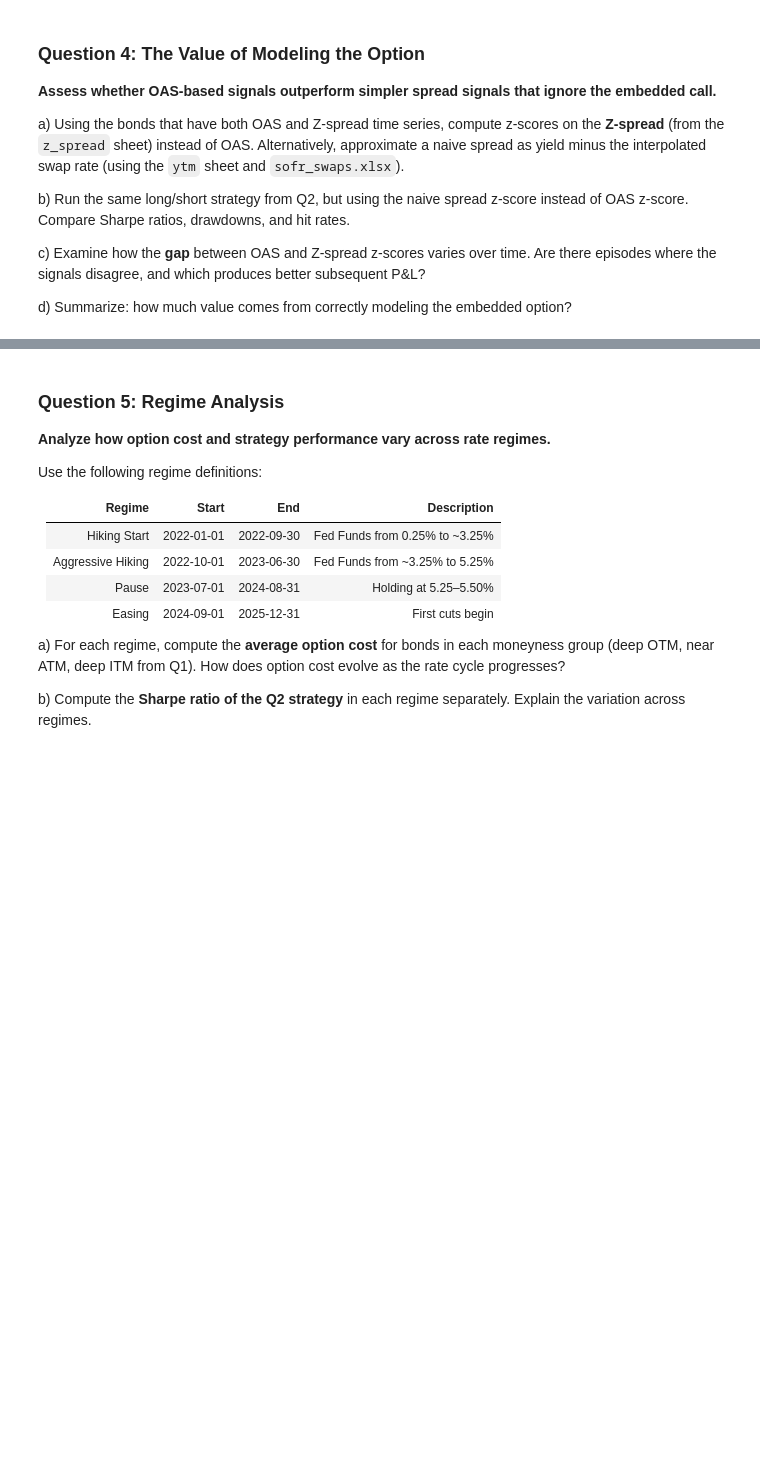
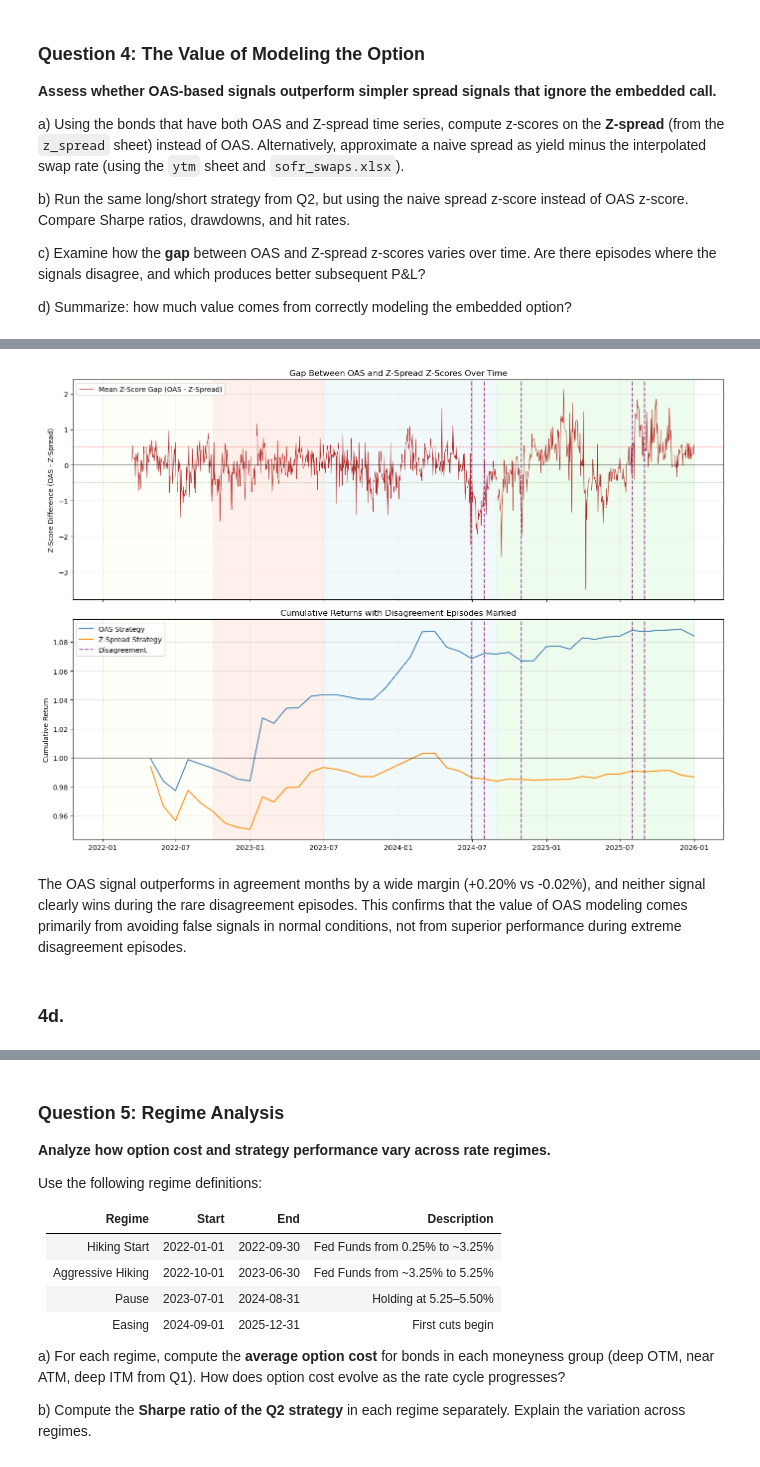
Before and after one commit to luciemartin8/FI_Deriv_FinalProject_B8, a Jupyter notebook: LucieWork/P.6.CallableAgencyBondOASStrategy.ipynb, the cells around one changed output, grey strips where cells are left out. Drawn from its saved outputs; the diff is of its cells as text; code cells hidden in the pictures; blank space fills up the shorter version.

```diff
--- a/LucieWork/P.6.CallableAgencyBondOASStrategy.ipynb
+++ b/LucieWork/P.6.CallableAgencyBondOASStrategy.ipynb
@@ -1225,0 +1748,50 @@ d) Summarize: how much value comes from correctly modeling the embedded option?
+# %%
+fig, axes = plt.subplots(2, 1, figsize=(14, 10), sharex=True)
+
+# Plot 1: Daily gap over time
+axes[0].plot(gap_mean, color='firebrick', linewidth=0.8,
+             label='Mean Z-Score Gap (OAS - Z-Spread)')
+axes[0].axhline(0, color='black', linewidth=0.8)
+axes[0].axhline(0.5, color='red', linestyle='--', linewidth=0.8, alpha=0.7)
+axes[0].axhline(-0.5, color='green', linestyle='--', linewidth=0.8, alpha=0.7)
+axes[0].set_title('Gap Between OAS and Z-Spread Z-Scores Over Time')
+axes[0].set_ylabel('Z-Score Difference (OAS - Z-Spread)')
+axes[0].legend()
+axes[0].grid(True, alpha=0.3)
+
+for start, end, label, color in regimes:
+    axes[0].axvspan(pd.Timestamp(start), pd.Timestamp(end),
+                    alpha=0.15, color=color)
+
+# Mark disagreement months
+for date in disagreement[disagreement > 0].index:
+    axes[0].axvline(date, color='purple', linewidth=1.5,
+                    alpha=0.7, linestyle='--')
+
+# Plot 2: OAS vs Z-spread cumulative returns with disagreement marked
+axes[1].plot(oas_cum_q4, color='steelblue', linewidth=1.5, label='OAS Strategy')
+axes[1].plot(zsprd_cum_q4, color='darkorange', linewidth=1.5, label='Z-Spread Strategy')
+axes[1].axhline(1, color='black', linewidth=0.8)
+
+for date in disagreement[disagreement > 0].index:
+    axes[1].axvline(date, color='purple', linewidth=1.5,
+                    alpha=0.7, linestyle='--', label='Disagreement'
+                    if date == disagreement[disagreement > 0].index[0] else '')
+
+axes[1].set_title('Cumulative Returns with Disagreement Episodes Marked')
+axes[1].set_ylabel('Cumulative Return')
+axes[1].legend()
+axes[1].grid(True, alpha=0.3)
+
+for start, end, label, color in regimes:
+    axes[1].axvspan(pd.Timestamp(start), pd.Timestamp(end),
+                    alpha=0.15, color=color)
+
+plt.tight_layout()
+plt.show()
+# %% [output]
+[figure, added]
+# %% [markdown]
+The OAS signal outperforms in agreement months by a wide margin (+0.20% vs -0.02%), and neither signal clearly wins during the rare disagreement episodes. This confirms that the value of OAS modeling comes primarily from avoiding false signals in normal conditions, not from superior performance during extreme disagreement episodes.
+# %% [markdown]
+### 4d.
```
Also changed, not shown: parts of 57 cells of this notebook.
